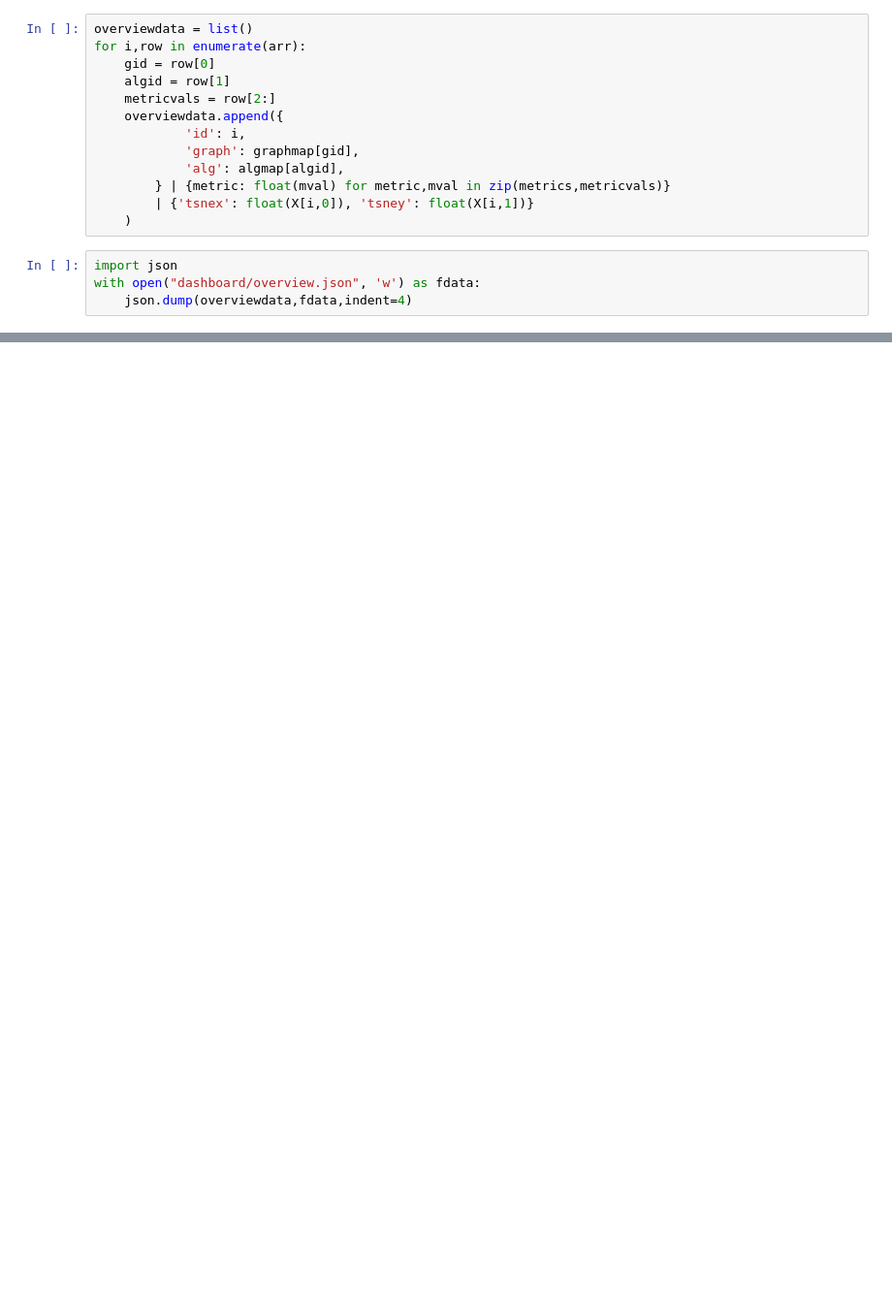
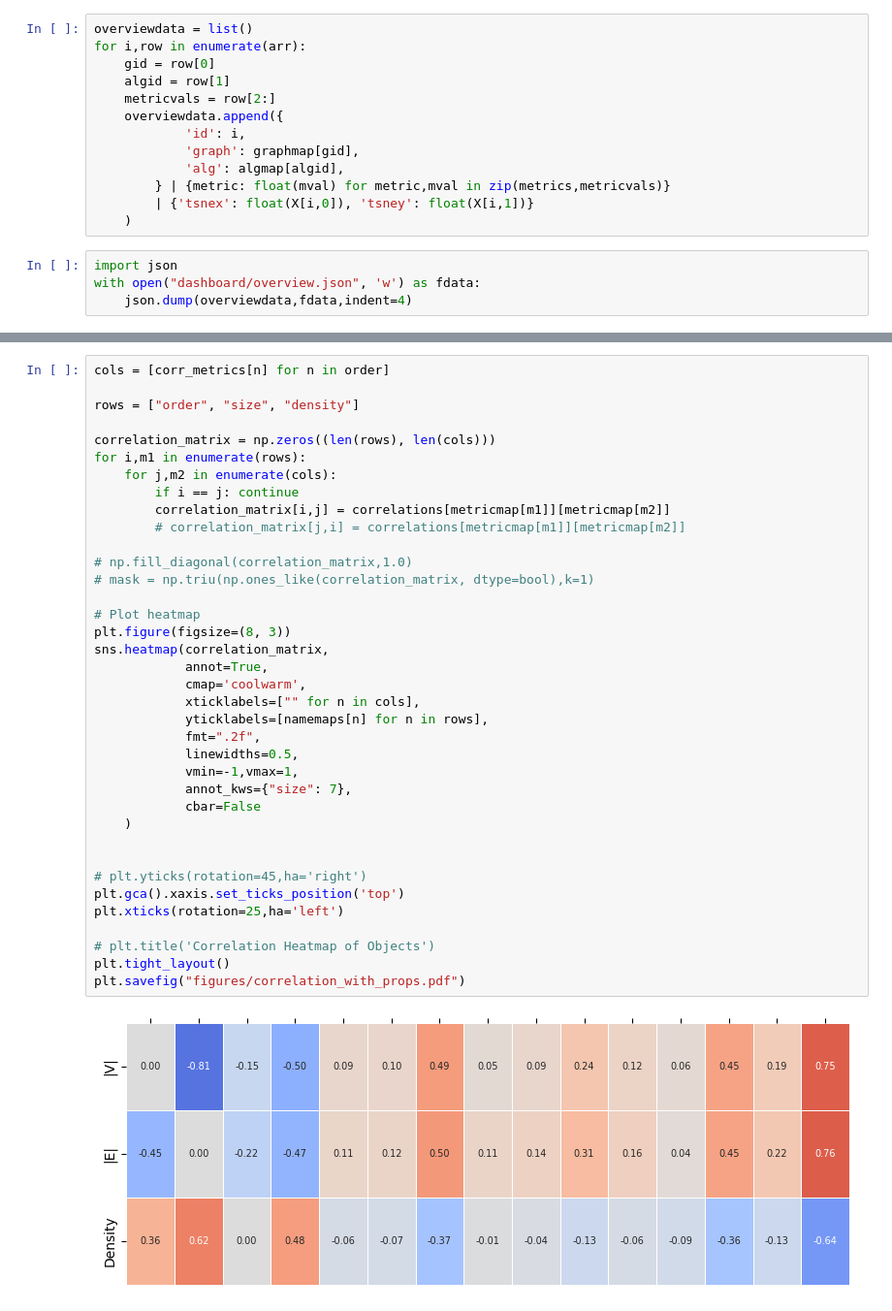
Before and after one commit to AndreiIulianMaftei/shared-bundling-repo, a Jupyter notebook: analyze.ipynb, the cells around one changed output, grey strips where cells are left out. Shown: that part at 97% size. Saved outputs shown, nothing was run; the diff lists cells and outputs as text; blank space fills up the shorter version.

```diff
--- a/analyze.ipynb
+++ b/analyze.ipynb
@@ -165,3 +308,42 @@ plt.savefig("figures/correlations.pdf")
+# %%
+cols = [corr_metrics[n] for n in order]
+
+rows = ["order", "size", "density"]
+
+correlation_matrix = np.zeros((len(rows), len(cols)))
+for i,m1 in enumerate(rows):
+    for j,m2 in enumerate(cols):
+        if i == j: continue
+        correlation_matrix[i,j] = correlations[metricmap[m1]][metricmap[m2]]
+        # correlation_matrix[j,i] = correlations[metricmap[m1]][metricmap[m2]]
+
+# np.fill_diagonal(correlation_matrix,1.0)
+# mask = np.triu(np.ones_like(correlation_matrix, dtype=bool),k=1)
+
+# Plot heatmap
+plt.figure(figsize=(8, 3))
+sns.heatmap(correlation_matrix,
+            annot=True,
+            cmap='coolwarm',
+            xticklabels=["" for n in cols],
+            yticklabels=[namemaps[n] for n in rows],
+            fmt=".2f",
+            linewidths=0.5,
+            vmin=-1,vmax=1,
+            annot_kws={"size": 7},
+            cbar=False
+    )
+
+
+# plt.yticks(rotation=45,ha='right')
+plt.gca().xaxis.set_ticks_position('top')
+plt.xticks(rotation=25,ha='left')
+
+# plt.title('Correlation Heatmap of Objects')
+plt.tight_layout()
+plt.savefig("figures/correlation_with_props.pdf")
+# %% [output]
+[figure, added]
 # %%
 print(arr[25])
 # %% [output]
```
Also changed, not shown: parts of 25 cells of this notebook.
